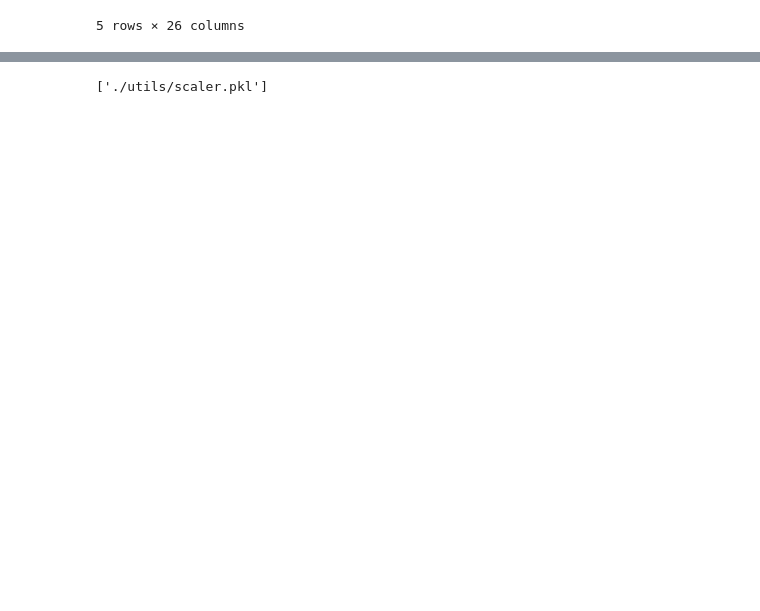
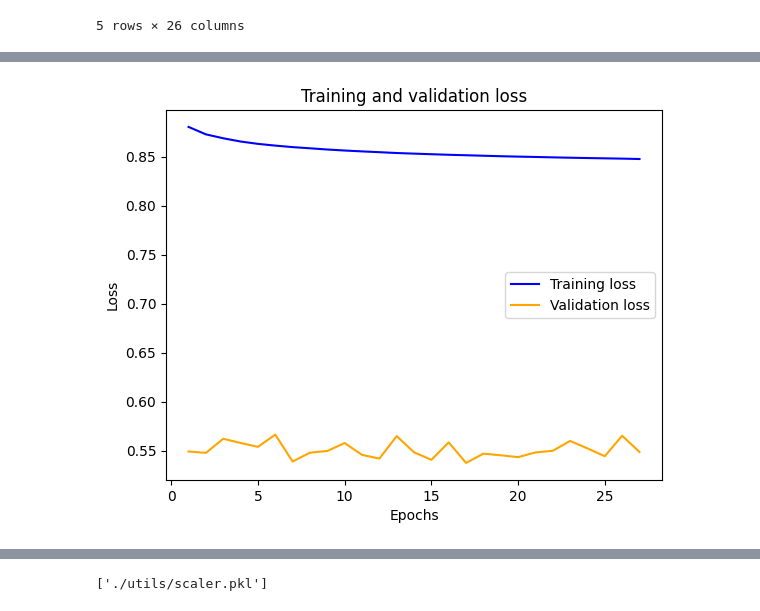
Before and after one commit to s22311/SUML, a Jupyter notebook: prepare_data_and_train_model.ipynb, the cells around one changed output, grey strips where cells are left out. Saved outputs shown, nothing was run; the diff lists cells and outputs as text; code cells hidden in the pictures; blank space fills up the shorter version.

```diff
--- a/prepare_data_and_train_model.ipynb
+++ b/prepare_data_and_train_model.ipynb
@@ -233,0 +271,22 @@ Test recall: 0.00806908868253231
+# %%
+#Plotting training and validation losses based on epochs
+
+history_dict = history.history
+
+# loss
+loss_values = history_dict['loss']
+val_loss_values = history_dict['val_loss']
+
+# range of X (no. of epochs)
+epochs = range(1, len(loss_values) + 1)
+
+# plot
+plt.plot(epochs, loss_values, 'blue', label='Training loss')
+plt.plot(epochs, val_loss_values, 'orange', label='Validation loss')
+plt.title('Training and validation loss')
+plt.xlabel('Epochs')
+plt.ylabel('Loss')
+plt.legend()
+plt.show()
+# %% [output]
+[figure, added]
```
Also changed, not shown: parts of 10 cells of this notebook, 8 other files.
